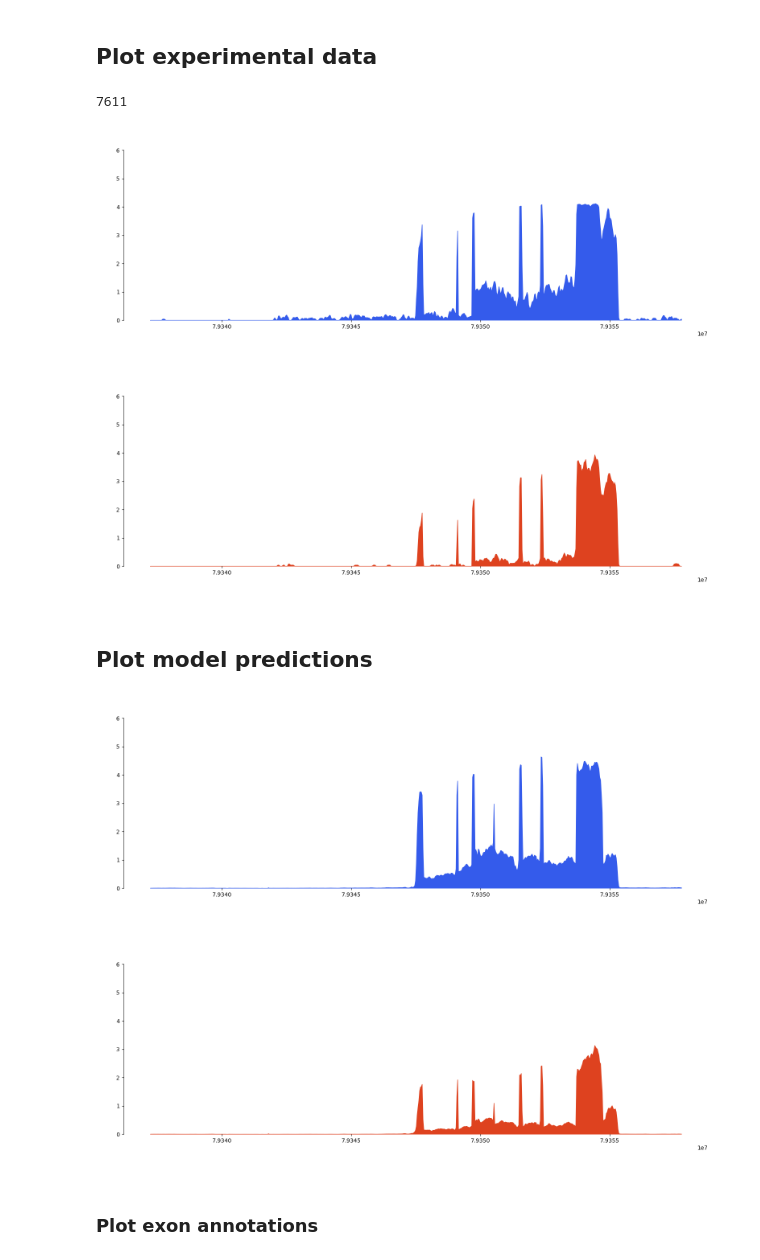
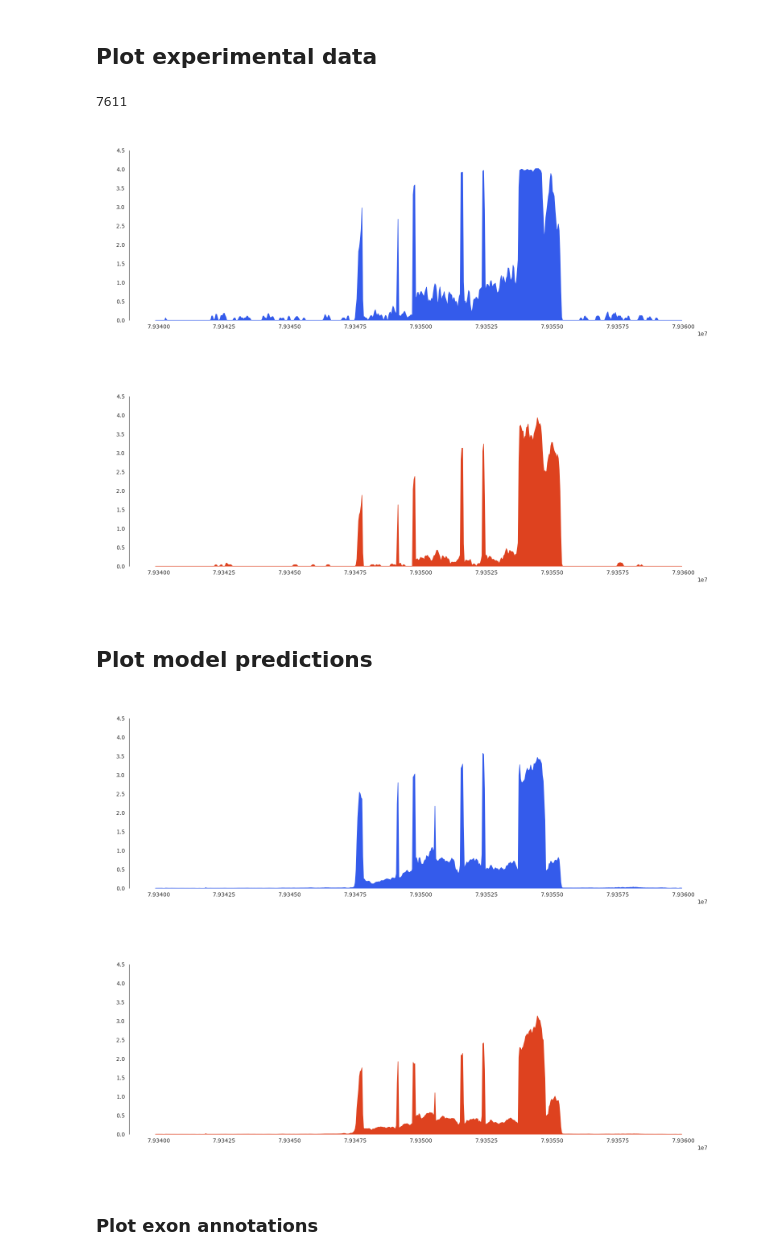
Before and after one commit to Genentech/gReLU-applications, a Jupyter notebook: PPIF_design/PPIF-design-notebook.ipynb, the cells around one changed output. Drawn from its saved outputs; the diff is of its cells as text; code cells hidden in the pictures.

```diff
--- a/PPIF_design/PPIF-design-notebook.ipynb
+++ b/PPIF_design/PPIF-design-notebook.ipynb
@@ -173,6 +181,7 @@ preds = model.predict_on_seqs(input_seqs, device='cpu').squeeze()
 tasks = pd.DataFrame(model.data_params['tasks'])
 off_tasks = tasks[(tasks.assay == "RNA") & (tasks["file"].str.contains("GTEX")) & (tasks['description'].str.contains('brain'))].index.tolist()
 plot_tasks = tasks[(tasks.assay == "RNA") & (tasks["file"].str.contains("GTEX")) & (tasks['sample']  == 'blood')].index.tolist()
+plot_tasks = [7532, 7533] # exclude outlier blood track
 
 plot_bins = model.input_intervals_to_output_bins(
     intervals=query_interval,
@@ -279,32 +288,32 @@ def plot_tracks(
 # %%
 # Target
 tasks_to_plot = range(0, 4)
 task_names = tasks.description[plot_tasks]
 track = np.expand_dims(target[plot_tasks,plot_bins.bin_start.item():plot_bins.bin_end.item()].mean(axis=0), axis=0)
 print(len(target))
 
 fig = plot_tracks(
     track,
     start_pos=plot_bins['start'].item(),  # Start coordinate of the output
     end_pos=plot_bins['end'].item(),      # End coordinate of the output
     figsize=(15,5),            # width, height
-    ylim = 6,
+    ylim = 4.5,
     fill_color = '#345beb',
 )
 
 tracks = np.expand_dims(target[off_tasks,plot_bins.bin_start.item():plot_bins.bin_end.item()].mean(axis=0), axis=0)
 
 fig = plot_tracks(
     tracks,
     start_pos=plot_bins['start'].item(),  # Start coordinate of the output
     end_pos=plot_bins['end'].item(),      # End coordinate of the output
     figsize=(15,5),            # width, height
-    ylim = 6,
+    ylim = 4.5,
     fill_color = '#de421f'
 )
 # %% [output]
 7611
-[figure, old version]
+[figure, new version]
-[figure, old version]
+[figure, new version]
 # %% [markdown]
 ## Plot model predictions
@@ -314,7 +325,7 @@ fig = plot_tracks(
     start_pos=plot_bins['start'].item(),  # Start coordinate of the output
     end_pos=plot_bins['end'].item(),      # End coordinate of the output
     figsize=(15,5),            # width, height
-    ylim = 6,
+    ylim = 4.5,
     fill_color = '#345beb',
 )
 
@@ -325,12 +336,12 @@ fig = plot_tracks(
     start_pos=plot_bins['start'].item(),  # Start coordinate of the output
     end_pos=plot_bins['end'].item(),      # End coordinate of the output
     figsize=(15,5),            # width, height
-    ylim = 6,
+    ylim = 4.5,
     fill_color = '#de421f'
 )
 # %% [output]
-[figure, old version]
+[figure, new version]
-[figure, old version]
+[figure, new version]
 # %% [markdown]
 ### Plot exon annotations
 # %%
```
Also changed, not shown: parts of 36 cells of this notebook, 7 other files.
